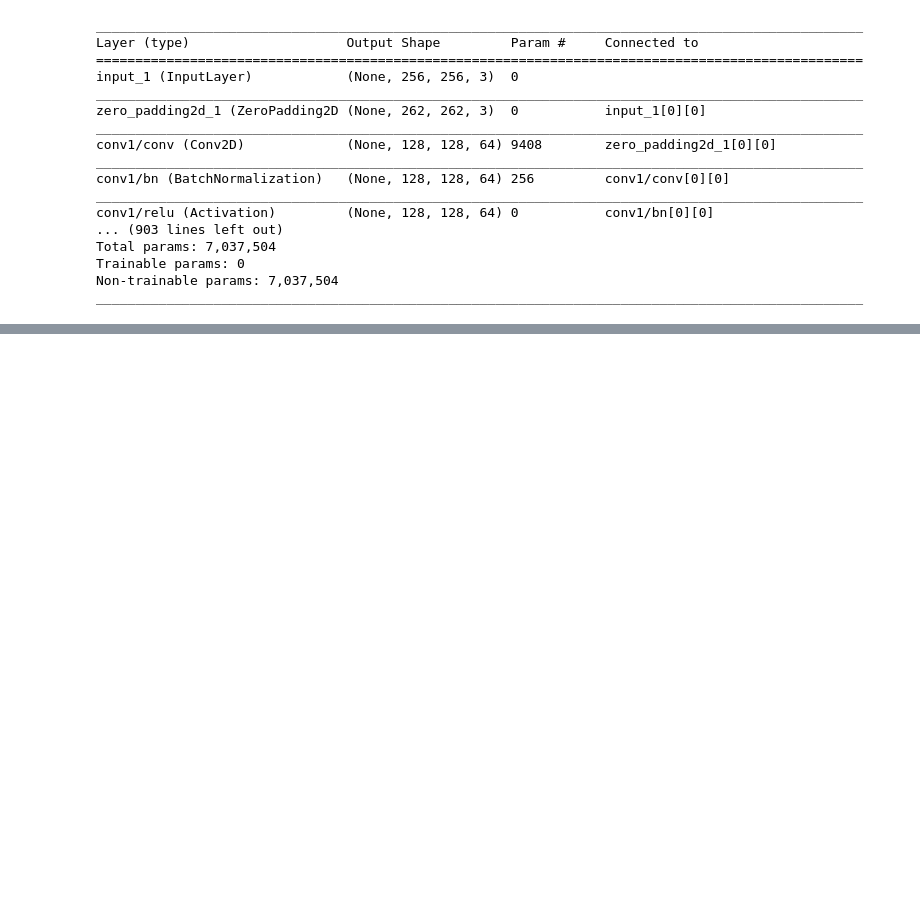
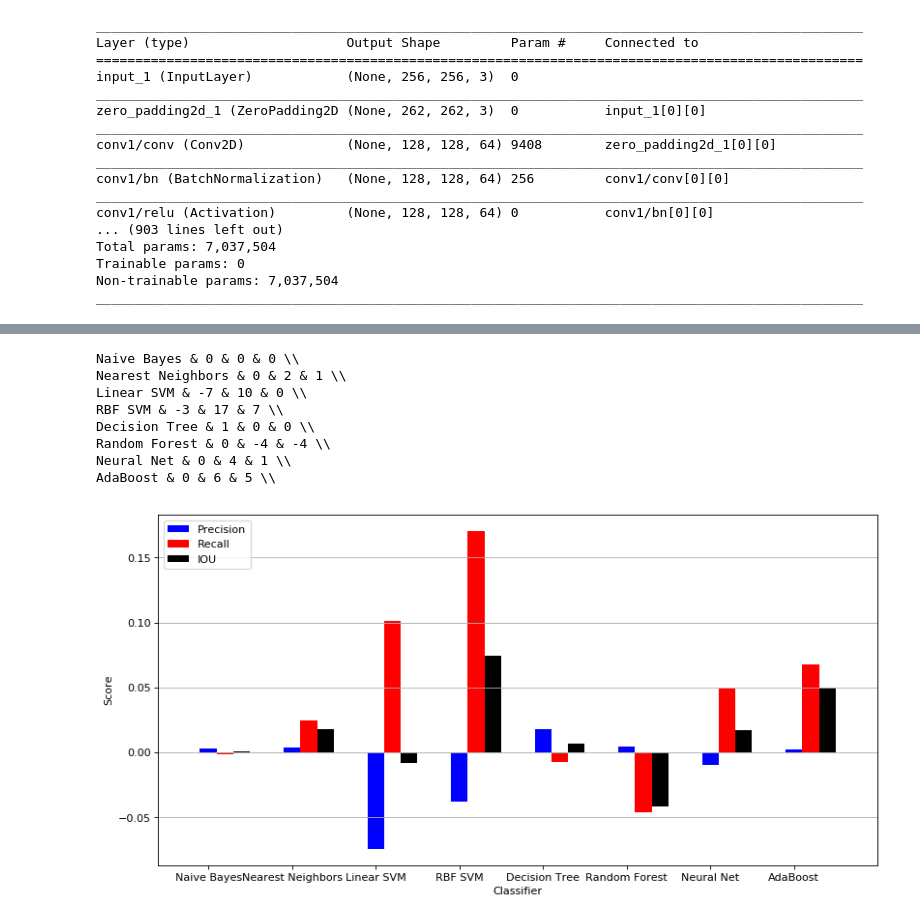
Before and after one commit to jsreid13/syde677-project, a Jupyter notebook: scripts/densenet_svm_split.ipynb, the cells around one changed output, grey strips where cells are left out. Cells and saved outputs as stored; diff of their text form; code cells hidden in the pictures; blank space fills up the shorter version.

```diff
--- a/scripts/densenet_svm_split.ipynb
+++ b/scripts/densenet_svm_split.ipynb
@@ -525,0 +637,28 @@ print(draw_predicted_boxes(svm_clf, show=True))
+# %%
+classifiers = [
+    GaussianNB(var_smoothing=1e-8),
+    KNeighborsClassifier(algorithm="auto", p=1, n_jobs=-1),  # p=1 uses manhattan distance, better for high dimentions
+    SVC(kernel="linear", max_iter=1000, C=0.01),
+    SVC(kernel="rbf", max_iter=1000, gamma="scale", C=0.01),
+    #GaussianProcessClassifier(1.0 * RBF(1.0)),
+    DecisionTreeClassifier(min_samples_leaf=2),
+    RandomForestClassifier(n_estimators=50, min_samples_leaf=2, oob_score=True, n_jobs=-1),
+    MLPClassifier(alpha=1),
+    AdaBoostClassifier(n_estimators=200)
+    #QuadraticDiscriminantAnalysis()
+    ]
+
+opt_precisions = []
+opt_recalls = []
+opt_times = []
+opt_ious = []
+
+# iterate over classifiers
+for name, clf in zip(names, classifiers):
+    clf_name, precision, recall, iou, runtime = train_test_clf(name, clf,
+                                                               X_train, y_train,
+                                                               X_test, y_test)
+    opt_precisions.append(precision)
+    opt_recalls.append(recall)
+    opt_ious.append(iou)
+    opt_times.append(runtime)
@@ -526,3 +698,20 @@ print(draw_predicted_boxes(svm_clf, show=True))
+# %%
+# Plot the difference between the two
+plot_metrics(names,
+             [a - b for a, b in zip(opt_precisions, precisions)],
+             [a - b for a, b in zip(opt_recalls, recalls)],
+             [a - b for a, b in zip(opt_ious, ious)]
+             )
+# %% [output]
+Naive Bayes & 0 & 0 & 0 \\
+Nearest Neighbors & 0 & 2 & 1 \\
+Linear SVM & -7 & 10 & 0 \\
+RBF SVM & -3 & 17 & 7 \\
+Decision Tree & 1 & 0 & 0 \\
+Random Forest & 0 & -4 & -4 \\
+Neural Net & 0 & 4 & 1 \\
+AdaBoost & 0 & 6 & 5 \\
+[figure, added]
 # %%
 plt.figure(figsize=(12,4))
 plt.subplot(121)
```
Also changed, not shown: parts of 10 cells of this notebook.
